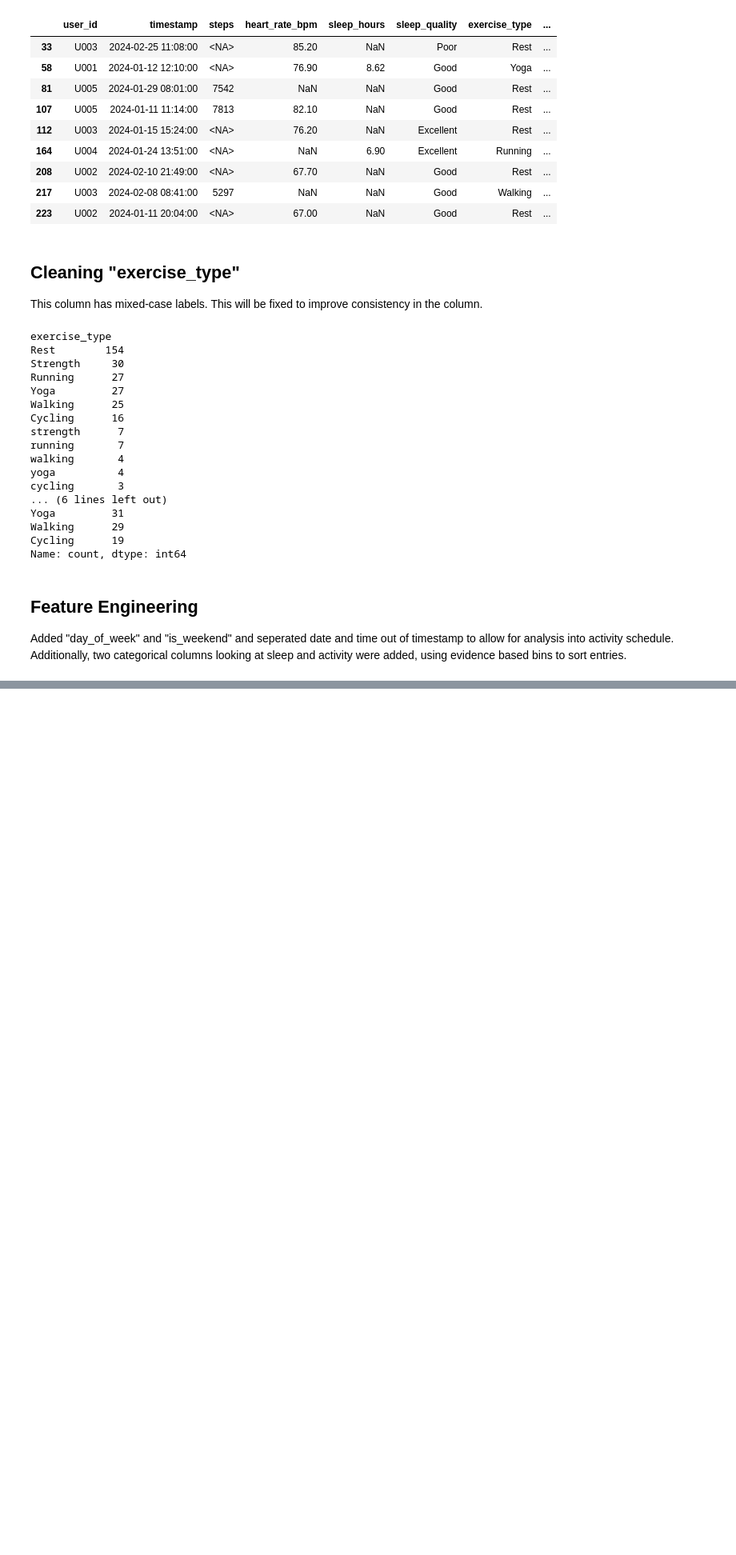
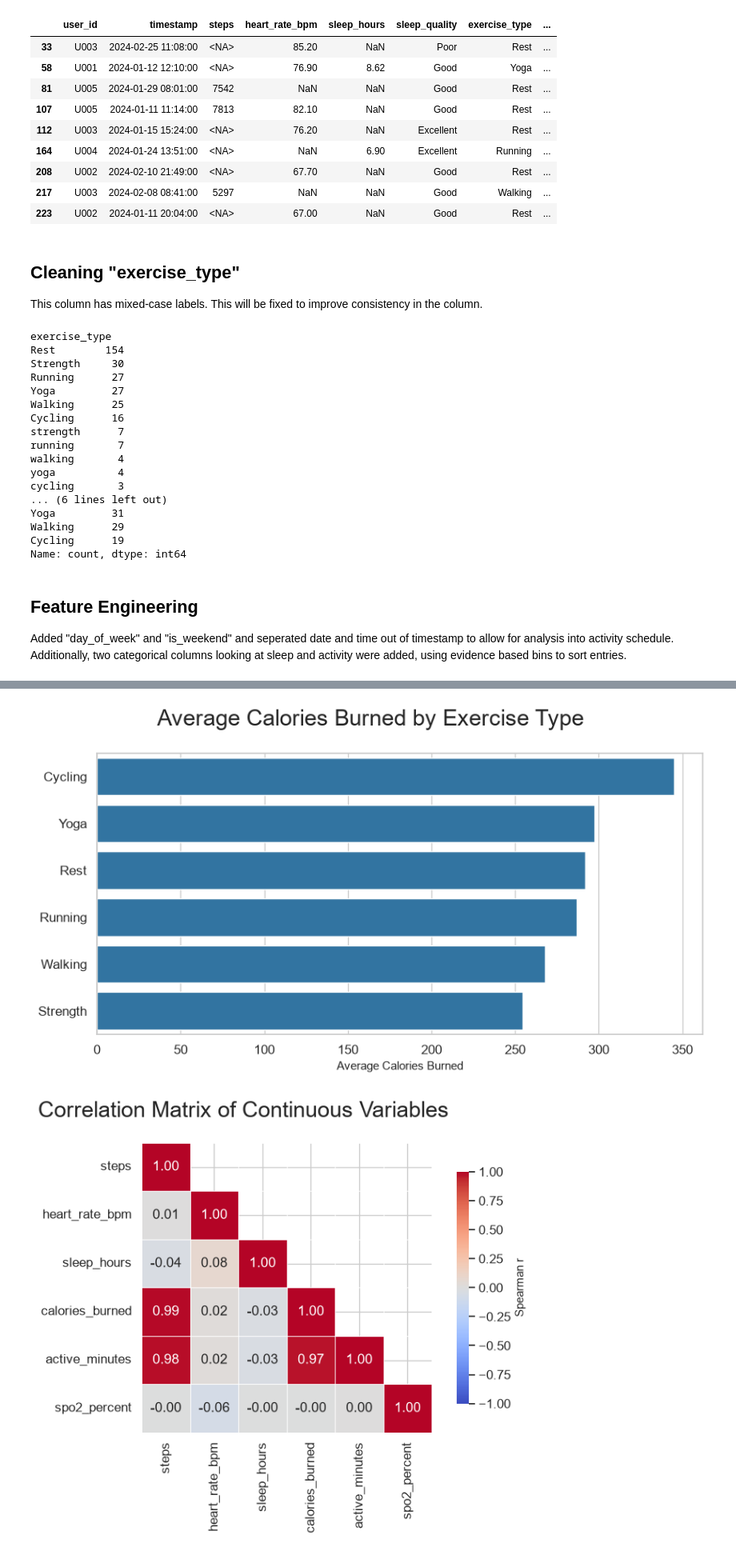
Before and after one commit to JacobReid108/Project, a Jupyter notebook: analysis.ipynb, the cells around one changed output, grey strips where cells are left out. Shown at 80% size. Saved outputs shown, nothing was run; the diff lists cells and outputs as text; code cells hidden in the pictures; blank space fills up the shorter version.

Commit message:
Completed data analysis

```diff
--- a/analysis.ipynb
+++ b/analysis.ipynb
@@ -556,53 +553,46 @@ daily_summary = daily_summary.join(avg_time)
 
 display(daily_summary)
 
-# Set up ranges and data frame to check improvement over time
-start = df["date"].min() + timedelta(days=20)
-midpoint = df["date"].min() + timedelta(days=40)
-end = df["date"].max()
-improvement_df = df.copy()
+# Compare the calories burned of each exercise type
+exercise_calories = df.groupby("exercise_type")["calories_burned"].mean().sort_values(ascending=False)
 
-# Turn "Rest" into NaN for count() function compatability
-mask = improvement_df["exercise_type"] == "Rest"
-improvement_df["exercise_type"] = improvement_df["exercise_type"].mask(mask, np.nan)
-
-# Slice variables into three time ranges
-improvement_df["start_exercise"] = improvement_df["exercise_type"][improvement_df["date"] < start]
-improvement_df["midpoint_exercise"] = improvement_df["exercise_type"][improvement_df["date"] < midpoint]
-improvement_df["end_exercise"] = improvement_df["exercise_type"][improvement_df["date"] < end]
-improvement_df["start_sleep"] = improvement_df["sleep_hours"][improvement_df["date"] < start]
-improvement_df["midpoint_sleep"] = improvement_df["sleep_hours"][improvement_df["date"] < midpoint]
-improvement_df["end_sleep"] = improvement_df["sleep_hours"][improvement_df["date"] < end]
-improvement_df["start_activity"] = improvement_df["active_minutes"][improvement_df["date"] < start]
-improvement_df["midpoint_activity"] = improvement_df["active_minutes"][improvement_df["date"] < midpoint]
-improvement_df["end_activity"] = improvement_df["active_minutes"][improvement_df["date"] < end]
-
-habit_improvement = (
-    improvement_df.groupby("user_id")
-      .agg(
-          start_exer_frequency=("start_exercise", "count"),
-          midpoint_exer_frequency=("midpoint_exercise", "count"),
-          end_exer_frequency=("end_exercise", "count"),
-          start_sleep_length=("start_sleep", "mean"),
-          midpoint_sleep_length=("midpoint_sleep", "mean"),
-          end_sleep_length=("end_sleep", "mean"),
-          start_active_minutes=("start_activity", "mean"),
-          midpoint_acive_minute=("midpoint_activity", "mean"),
-          end_active_minutes=("end_activity", "mean")
-      )
-      .sort_values("user_id")
+# Plot bar chart
+exercise_calories_fig, exercise_calories_ax = plt.subplots(figsize=(9, 5))
+sns.barplot(
+    x=exercise_calories.values,
+    y=exercise_calories.index,
+    orient="h",
 )
 
-display(habit_improvement)
+exercise_calories_fig.suptitle("Average Calories Burned by Exercise Type", fontsize=21)
+exercise_calories_ax.set_xlabel("Average Calories Burned")
+exercise_calories_ax.set_ylabel("")                     # y-axis label redundant (categories speak for themselves)
+exercise_calories_fig.tight_layout()
+exercise_calories_fig.show()
 
-# Exploratory
+# Explore correlation between continuous variables
+heatmap_corr = df[["steps", "heart_rate_bpm", "sleep_hours", "calories_burned",
+    "active_minutes", "spo2_percent"]].corr(method="spearman")
 
-# Visualise data
-# fig, axes = plt.subplots(2, 2, figsize=(12, 8))
-# sns.histplot(df["steps"].dropna(), bins=30, ax=axes[0, 0], color="steelblue")
-# axes[0, 0].set_title("Daily Steps")
-# plt.tight_layout()
-# plt.show()
+# Plot heatmap of correlation matrix
+heatmap_fig, heatmap_ax = plt.subplots(figsize=(8, 6))
+mask = np.triu(np.ones_like(heatmap_corr, dtype=bool), k=1)   # hide upper triangle
+sns.heatmap(
+    heatmap_corr,
+    mask=mask,
+    annot=True,
+    fmt=".2f",
+    cmap="coolwarm",
+    center=0,
+    vmin=-1,
+    vmax=1,
+    square=True,
+    linewidths=0.5,
+    cbar_kws={"shrink": 0.8, "label": "Spearman r"},
+)
+heatmap_fig.suptitle("Correlation Matrix of Continuous Variables", fontsize=21)
+heatmap_fig.tight_layout()
+heatmap_fig.show()
 # %% [output]
 |  | most_common_exercise | avg_steps | avg_heart_rate_bpm | avg_sleep_hours | avg_sleep_quality | ... |
 | user_id |  |  |  |  |  | ... |
@@ -629,0 +613,2 @@ display(habit_improvement)
+[figure, added]
+[figure, added]
```
Also changed, not shown: parts of 6 cells of this notebook, 1 other file.
